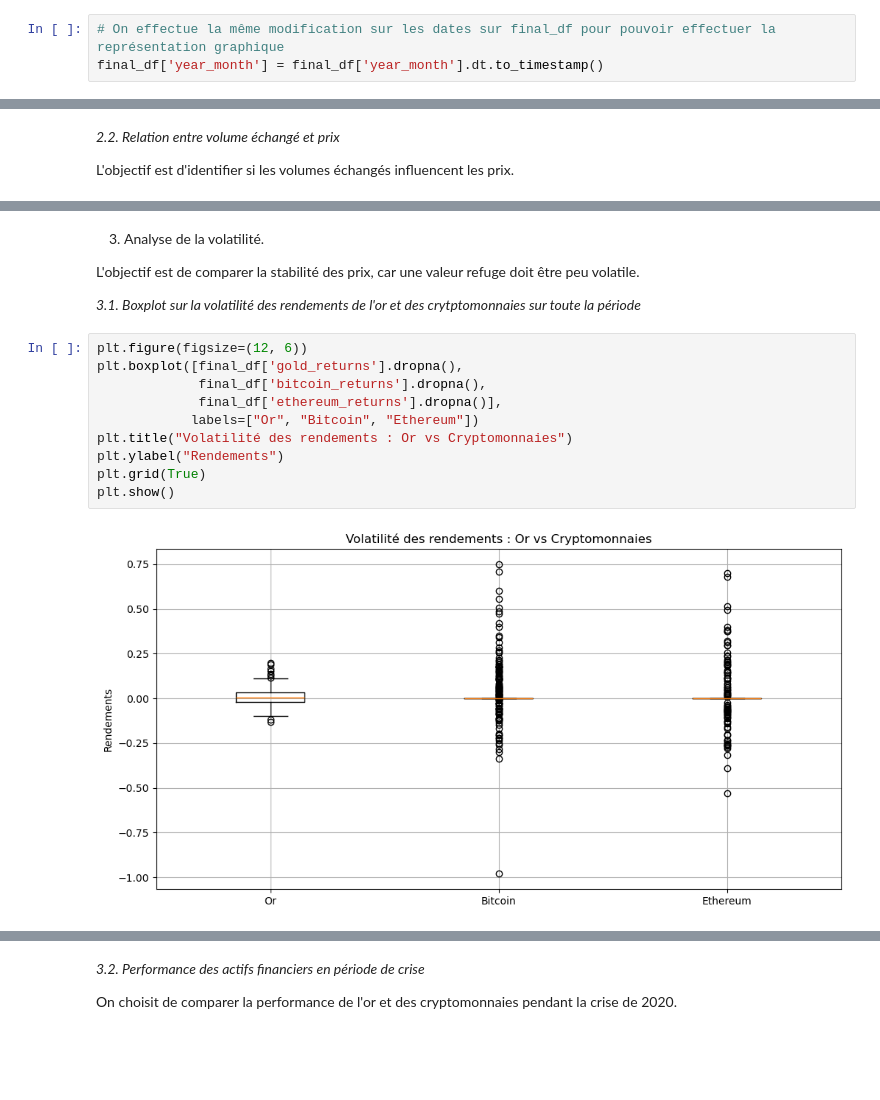
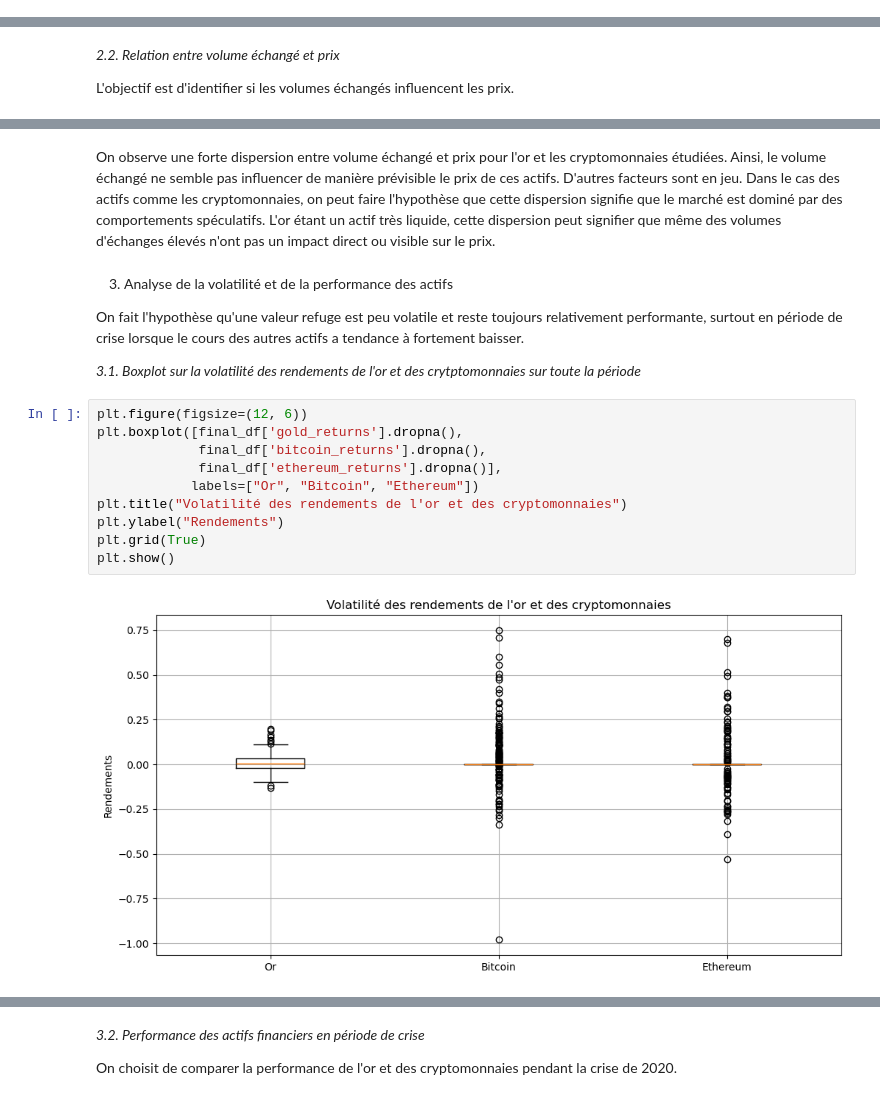
Before and after one commit to hafsaelibrahimi/projet_gold_refuge, a Jupyter notebook: dataset.ipynb, the cells around one changed output, grey strips where cells are left out. Cells and saved outputs as stored; diff of their text form; blank space fills up the shorter version.

```diff
--- a/dataset.ipynb
+++ b/dataset.ipynb
@@ -462,3 +445,0 @@ On représente également le prix des actions ainsi que le volume entre 2000 et
-# %%
-# On effectue la même modification sur les dates sur final_df pour pouvoir effectuer la représentation graphique
-final_df['year_month'] = final_df['year_month'].dt.to_timestamp()
@@ -604,18 +523,21 @@ plt.show()
+# %% [markdown]
+On observe une forte dispersion entre volume échangé et prix pour l'or et les cryptomonnaies étudiées. Ainsi, le volume échangé ne semble pas influencer de manière prévisible le prix de ces actifs. D'autres facteurs sont en jeu. Dans le cas des actifs comme les cryptomonnaies, on peut faire l'hypothèse que cette dispersion signifie que le marché est dominé par des comportements spéculatifs. L'or étant un actif très liquide, cette dispersion peut signifier que même des volumes d'échanges élevés n'ont pas un impact direct ou visible sur le prix.
 # %% [markdown]
-3. Analyse de la volatilité.
+3. Analyse de la volatilité et de la performance des actifs
 
-L'objectif est de comparer la stabilité des prix, car une valeur refuge doit être peu volatile.
+On fait l'hypothèse qu'une valeur refuge est peu volatile et reste toujours relativement performante, surtout en période de crise lorsque le cours des autres actifs a tendance à fortement baisser.
+
 
 *3.1. Boxplot sur la volatilité des rendements de l'or et des crytptomonnaies sur toute la période*
 # %%
 plt.figure(figsize=(12, 6))
 plt.boxplot([final_df['gold_returns'].dropna(),
              final_df['bitcoin_returns'].dropna(),
              final_df['ethereum_returns'].dropna()],
             labels=["Or", "Bitcoin", "Ethereum"])
-plt.title("Volatilité des rendements : Or vs Cryptomonnaies")
+plt.title("Volatilité des rendements de l'or et des cryptomonnaies")
 plt.ylabel("Rendements")
 plt.grid(True)
 plt.show()
 # %% [output]
-[figure, old version]
+[figure, new version]
```
Also changed, not shown: parts of 38 cells of this notebook.
